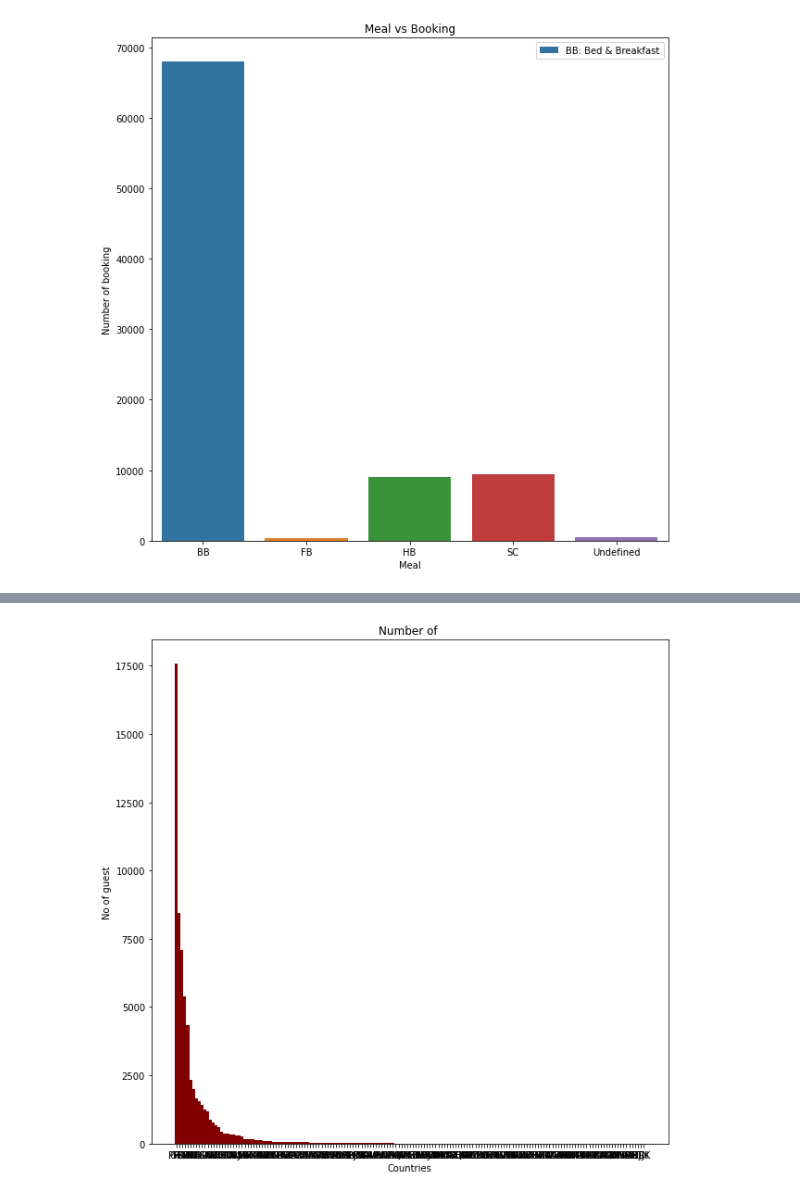
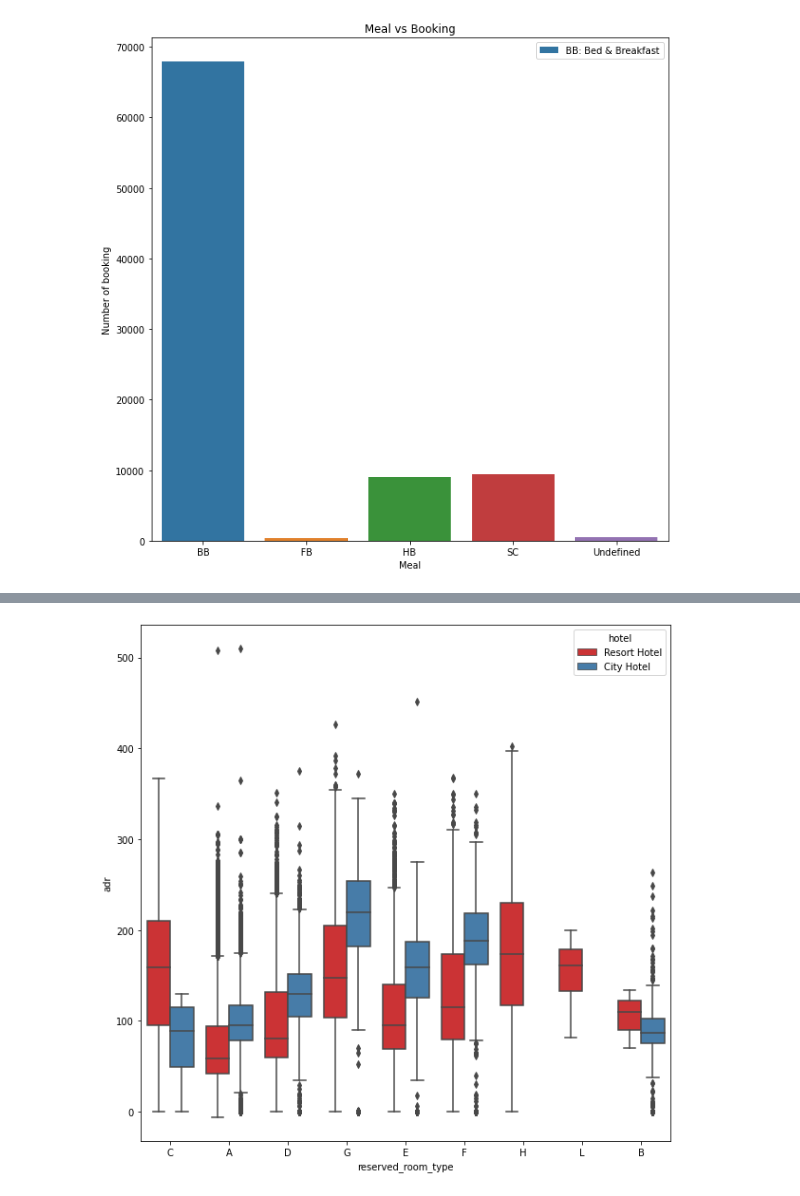
Before and after one commit to Naman2827/hotel-booking-analysis, a Jupyter notebook: Hotel_Booking_Analysis_Capstone_Project.ipynb, the cells around one changed output, grey strips where cells are left out. Drawn from its saved outputs; the diff is of its cells as text; code cells hidden in the pictures.

```diff
--- a/Hotel_Booking_Analysis_Capstone_Project.ipynb
+++ b/Hotel_Booking_Analysis_Capstone_Project.ipynb
@@ -205,12 +179,8 @@ AttributeError: ignored
-# %%
-#
-country_wise_guests = hba[hba['is_canceled'] == 0]['country'].value_counts().reset_index()
-country_wise_guests.columns = ['country', 'No of guests']
-plt.figure(figsize=(10,10))
-plt.bar(country_wise_guests['country'], country_wise_guests['No of guests'], color ='maroon',width = 1)
-plt.xlabel("Countries")
-plt.ylabel("No of guest")
-plt.title("Number of ")
-plt.show()
-# %% [output]
-[figure, removed]
+# %%
+#How much do guests pay for a room per night?
+data = hba[hba['is_canceled'] == 0]
+sns.boxplot(x = 'reserved_room_type', y='adr',hue='hotel',data=data,palette='Set1')
+fig = plt.gcf()
+fig.set_size_inches(10,10)
+# %% [output]
+[figure, added]
```
Also changed, not shown: parts of 12 cells of this notebook.
